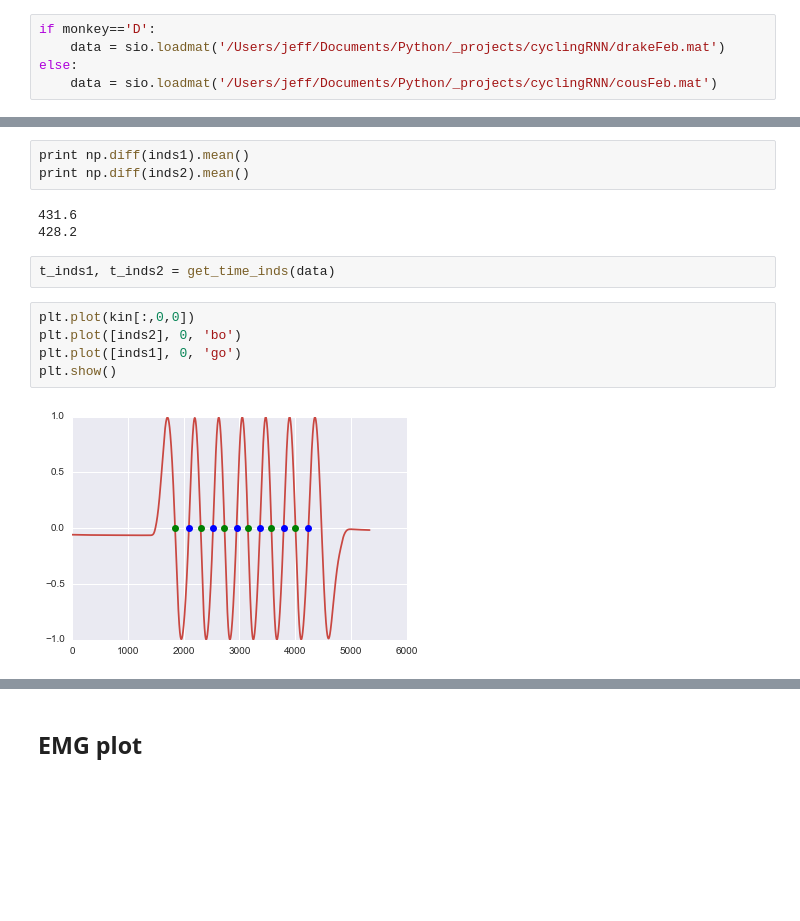
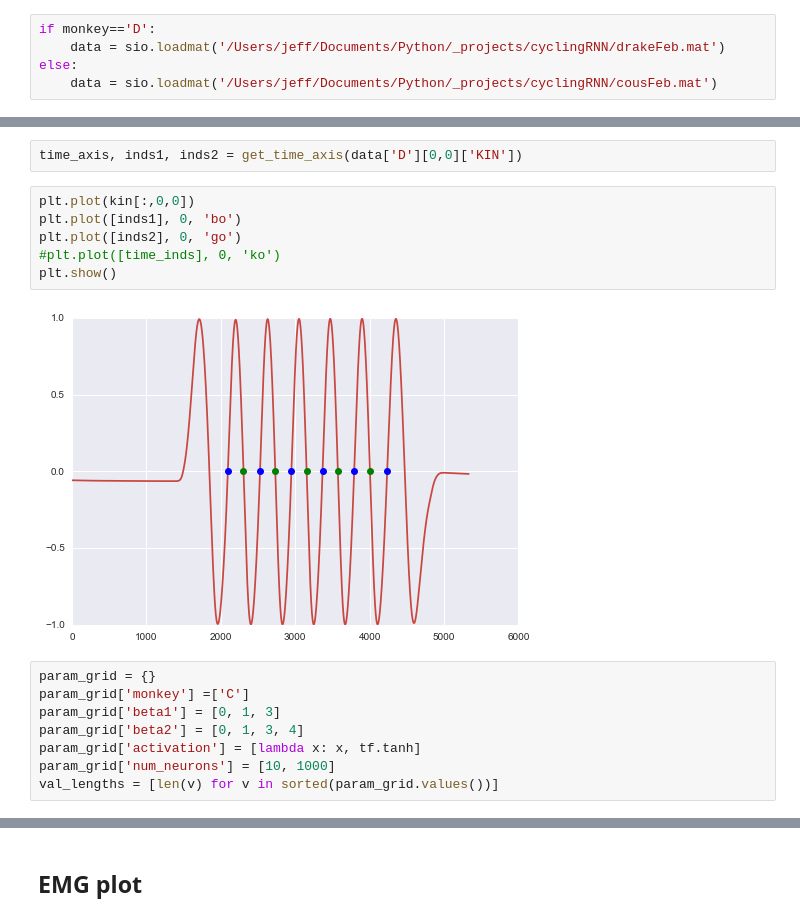
Before and after one commit to jsseely/cyclingRNN, a Jupyter notebook: cycling rnn.ipynb, the cells around one changed output, grey strips where cells are left out. Saved outputs shown, nothing was run; the diff lists cells and outputs as text; blank space fills up the shorter version.

```diff
--- a/cycling rnn.ipynb
+++ b/cycling rnn.ipynb
@@ -82,15 +58,18 @@ array([2094, 2119, 2144, 2169, 2194, 2219, 2244, 2269, 2294, 2319, 2344,
-# %%
-print np.diff(inds1).mean()
-print np.diff(inds2).mean()
-# %% [output]
-431.6
-428.2
-# %%
-t_inds1, t_inds2 = get_time_inds(data)
+# %%
+time_axis, inds1, inds2 = get_time_axis(data['D'][0,0]['KIN'])
 # %%
 plt.plot(kin[:,0,0])
-plt.plot([inds2], 0, 'bo')
-plt.plot([inds1], 0, 'go')
+plt.plot([inds1], 0, 'bo')
+plt.plot([inds2], 0, 'go')
+#plt.plot([time_inds], 0, 'ko')
 plt.show()
 # %% [output]
-[figure, old version]
+[figure, new version]
+# %%
+param_grid = {}
+param_grid['monkey'] =['C']
+param_grid['beta1'] = [0, 1, 3]
+param_grid['beta2'] = [0, 1, 3, 4]
+param_grid['activation'] = [lambda x: x, tf.tanh]
+param_grid['num_neurons'] = [10, 1000]
+val_lengths = [len(v) for v in sorted(param_grid.values())]
```
Also changed, not shown: parts of 16 cells of this notebook, 10 other files.
